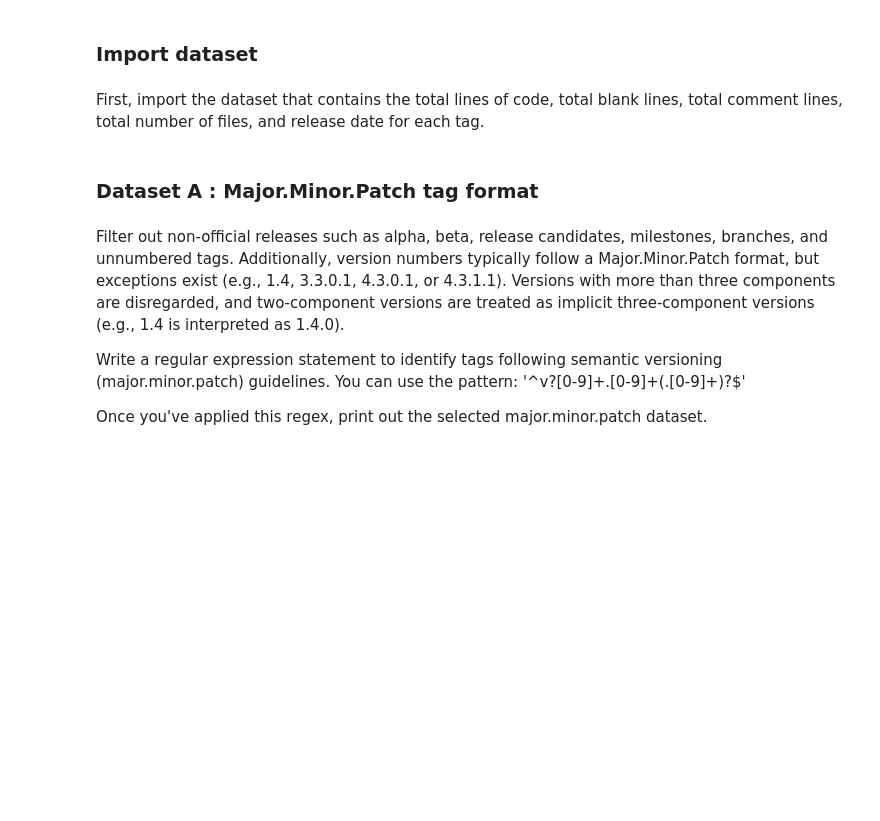
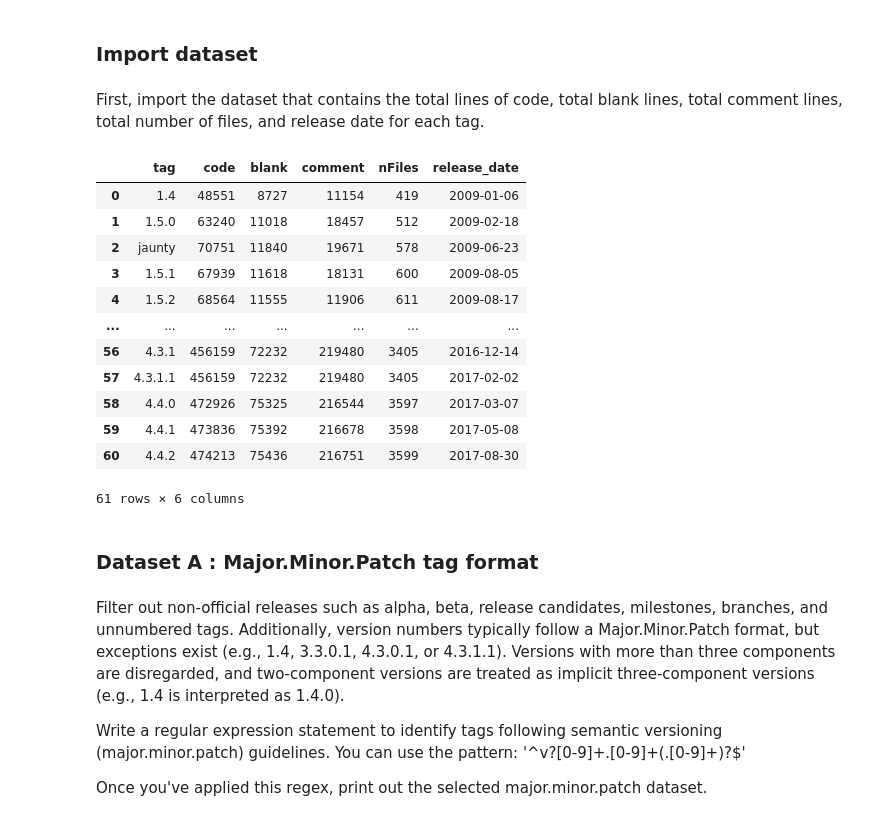
Before and after one commit to VionFrancois/Software-Evolution-Practical-Lehmans-Laws, a Jupyter notebook: LawsSoftEvol_CodeCounting.ipynb, the cells around one changed output. Saved outputs shown, nothing was run; the diff lists cells and outputs as text; code cells hidden in the pictures; blank space fills up the shorter version.

```diff
--- a/LawsSoftEvol_CodeCounting.ipynb
+++ b/LawsSoftEvol_CodeCounting.ipynb
@@ -30,3 +33,19 @@ First, import the dataset that contains the total lines of code, total blank lin
+# %%
+increasing
+# %% [output]
+|  | tag | code | blank | comment | nFiles | release_date |
+| 0 | 1.4 | 48551 | 8727 | 11154 | 419 | 2009-01-06 |
+| 1 | 1.5.0 | 63240 | 11018 | 18457 | 512 | 2009-02-18 |
+| 2 | jaunty | 70751 | 11840 | 19671 | 578 | 2009-06-23 |
+| 3 | 1.5.1 | 67939 | 11618 | 18131 | 600 | 2009-08-05 |
+| 4 | 1.5.2 | 68564 | 11555 | 11906 | 611 | 2009-08-17 |
+| ... | ... | ... | ... | ... | ... | ... |
+| 56 | 4.3.1 | 456159 | 72232 | 219480 | 3405 | 2016-12-14 |
+| 57 | 4.3.1.1 | 456159 | 72232 | 219480 | 3405 | 2017-02-02 |
+| 58 | 4.4.0 | 472926 | 75325 | 216544 | 3597 | 2017-03-07 |
+| 59 | 4.4.1 | 473836 | 75392 | 216678 | 3598 | 2017-05-08 |
+| 60 | 4.4.2 | 474213 | 75436 | 216751 | 3599 | 2017-08-30 |
+61 rows × 6 columns
 # %% [markdown]
 ### Dataset A : Major.Minor.Patch tag format
 # %% [markdown]
```
Also changed, not shown: parts of 10 cells of this notebook.
